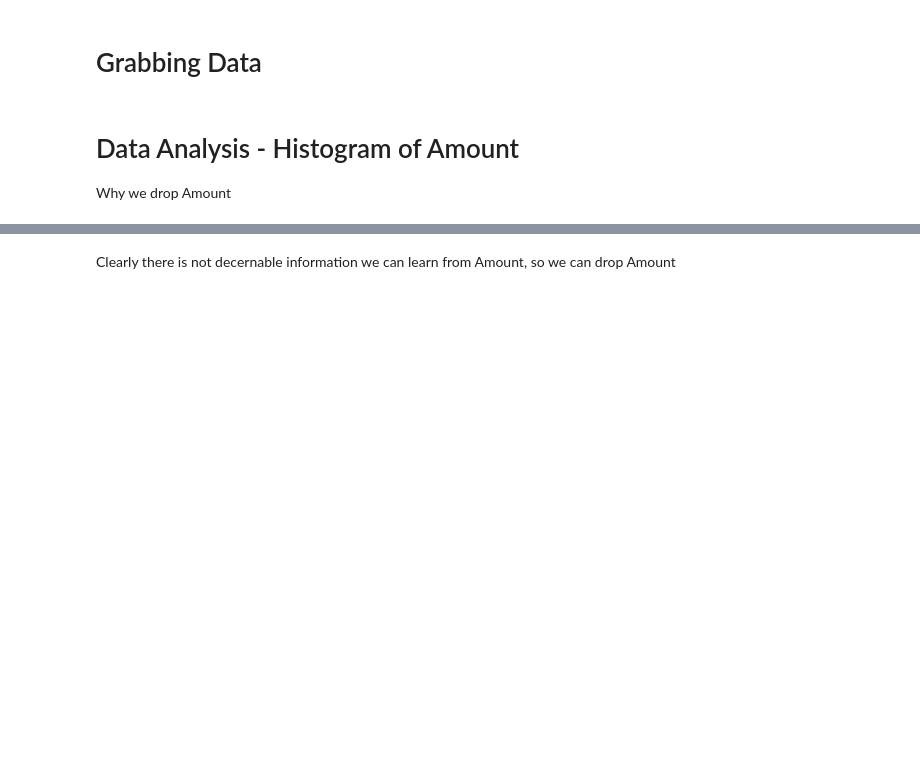
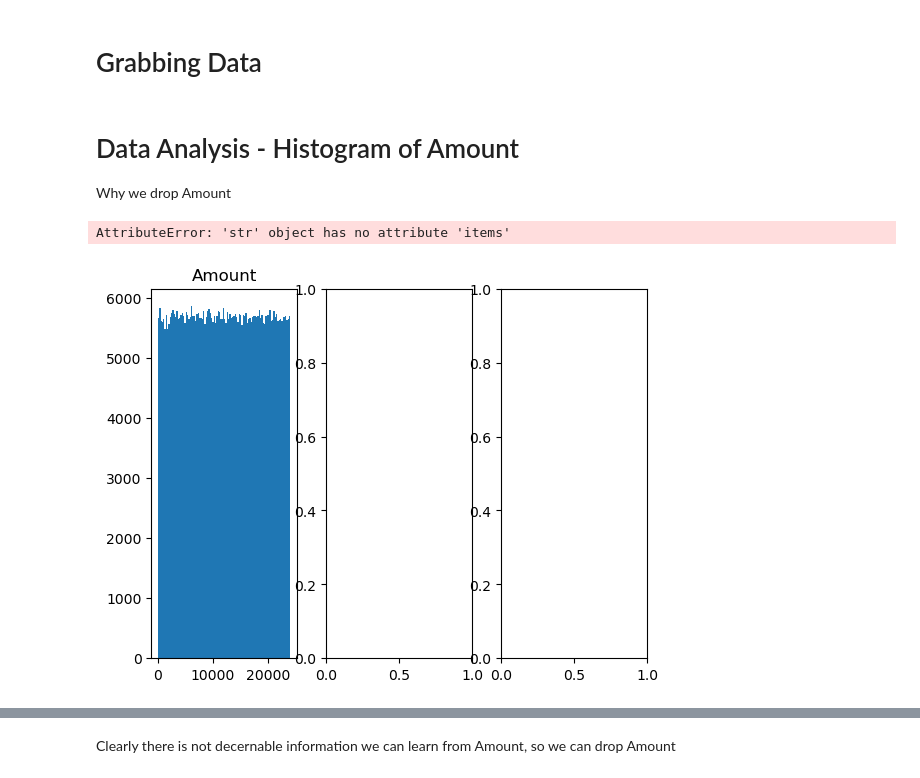
Before and after one commit to Branflakes333/Credit_card_fraud_code, a Jupyter notebook: MATH_596_Project_Brandon_Miner_Konnor_Payne.ipynb, the cells around one changed output, grey strips where cells are left out. Drawn from its saved outputs; the diff is of its cells as text; code cells hidden in the pictures; blank space fills up the shorter version.

Commit message:
edited compare_hist

```diff
--- a/MATH_596_Project_Brandon_Miner_Konnor_Payne.ipynb
+++ b/MATH_596_Project_Brandon_Miner_Konnor_Payne.ipynb
@@ -144,6 +67,11 @@ Why we drop Amount
 # %%
 fraud = df[df['Class'] == 1]
 notFraud = df[df['Class'] == 0]
+# %%
+ccf.compare_hist(df, 'Amount','Class')
+# %% [output]
+AttributeError: 'str' object has no attribute 'items'
+[figure, added]
 # %%
 fig, axes = plt.subplots(1, 3)
 ax = axes.ravel()
```
Also changed, not shown: parts of 10 cells of this notebook, 1 other file.
